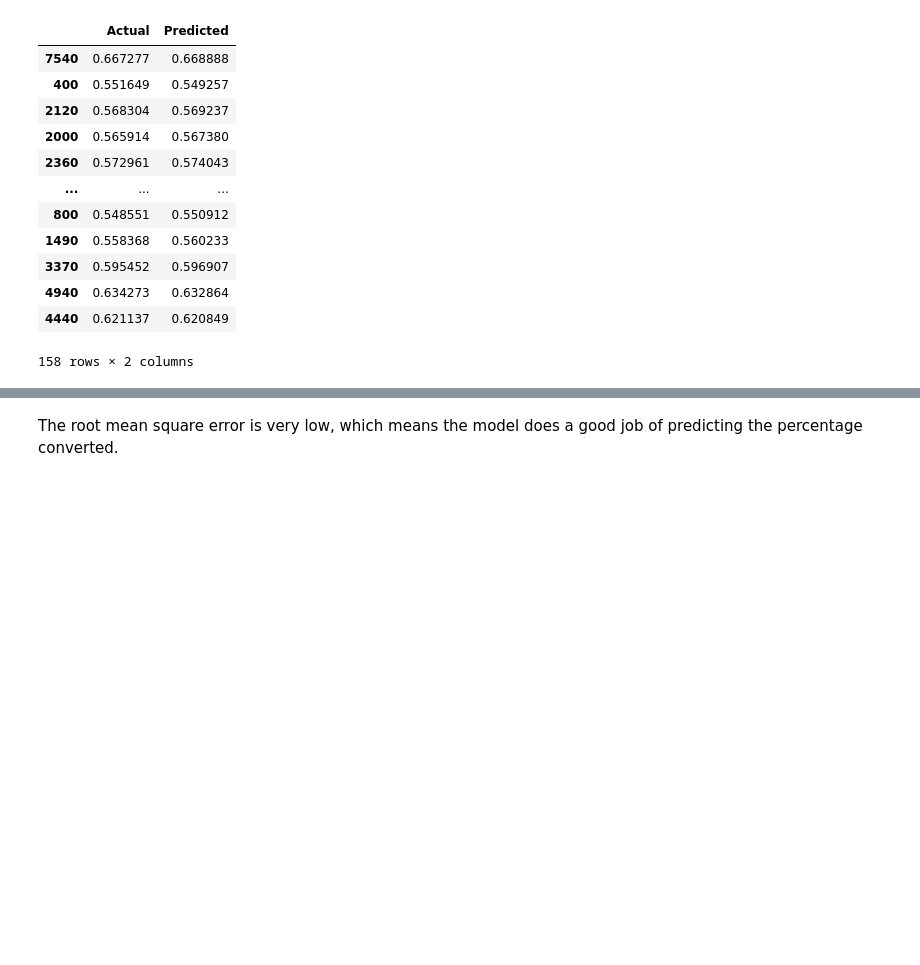
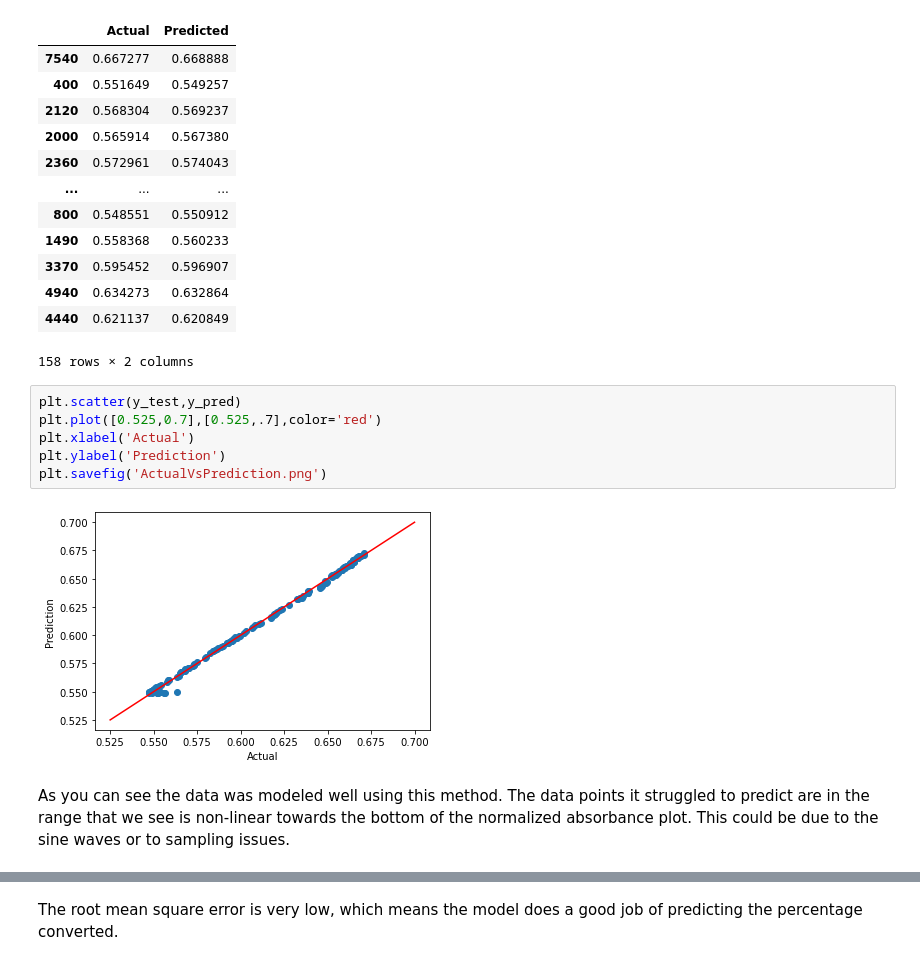
Before and after one commit to michaellaephillips/THzProject, a Jupyter notebook: THzProject.ipynb, the cells around one changed output, grey strips where cells are left out. Cells and saved outputs as stored; diff of their text form; blank space fills up the shorter version.

```diff
--- a/THzProject.ipynb
+++ b/THzProject.ipynb
@@ -302,3 +325,13 @@ results
 | 4940 | 0.634273 | 0.632864 |
 | 4440 | 0.621137 | 0.620849 |
 158 rows × 2 columns
+# %%
+plt.scatter(y_test,y_pred)
+plt.plot([0.525,0.7],[0.525,.7],color='red')
+plt.xlabel('Actual')
+plt.ylabel('Prediction')
+plt.savefig('ActualVsPrediction.png')
+# %% [output]
+[figure, added]
+# %% [markdown]
+As you can see the data was modeled well using this method. The data points it struggled to predict are in the range that we see is non-linear towards the bottom of the normalized absorbance plot. This could be due to the sine waves or to sampling issues.
```
Also changed, not shown: parts of 11 cells of this notebook.
